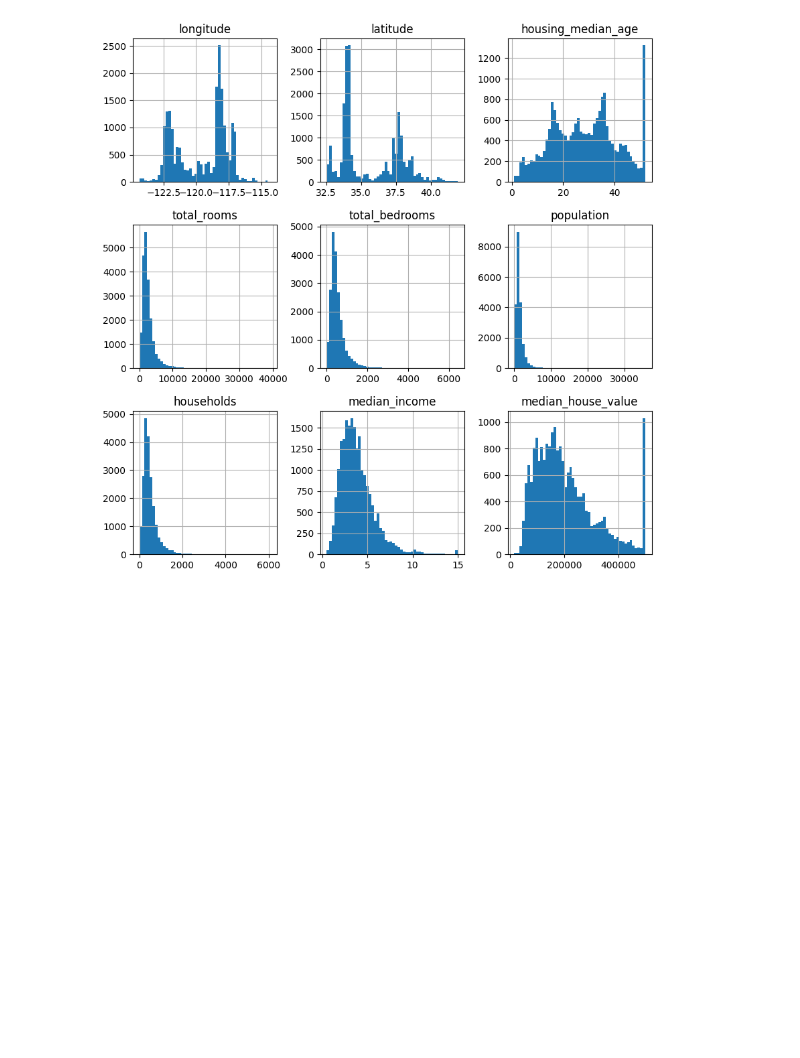
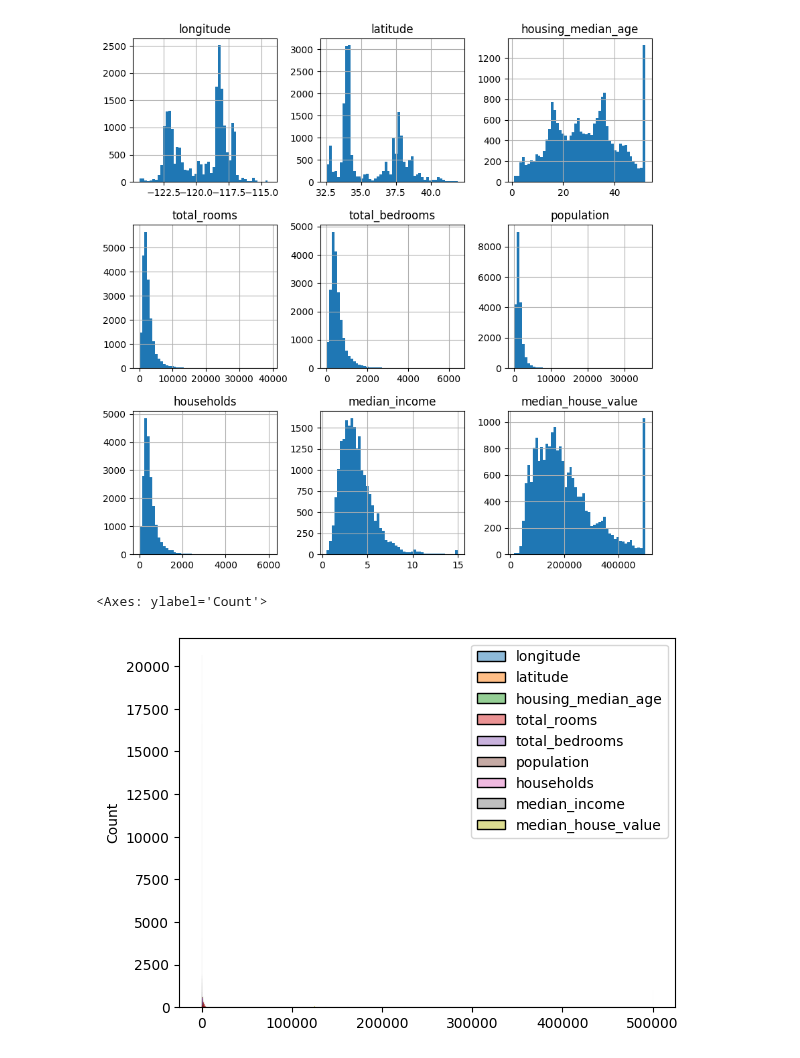
Before and after one commit to mailmezorro/Chapter-2--RealEstateCalifornia, a Jupyter notebook: main.ipynb, the cells around one changed output. Saved outputs shown, nothing was run; the diff lists cells and outputs as text; code cells hidden in the pictures; blank space fills up the shorter version.

```diff
--- a/main.ipynb
+++ b/main.ipynb
@@ -82,3 +82,8 @@ plt.plot()
 # %% [output]
 []
 [figure]
+# %%
+sn.histplot(housing)
+# %% [output]
+<Axes: ylabel='Count'>
+[figure, added]
```
